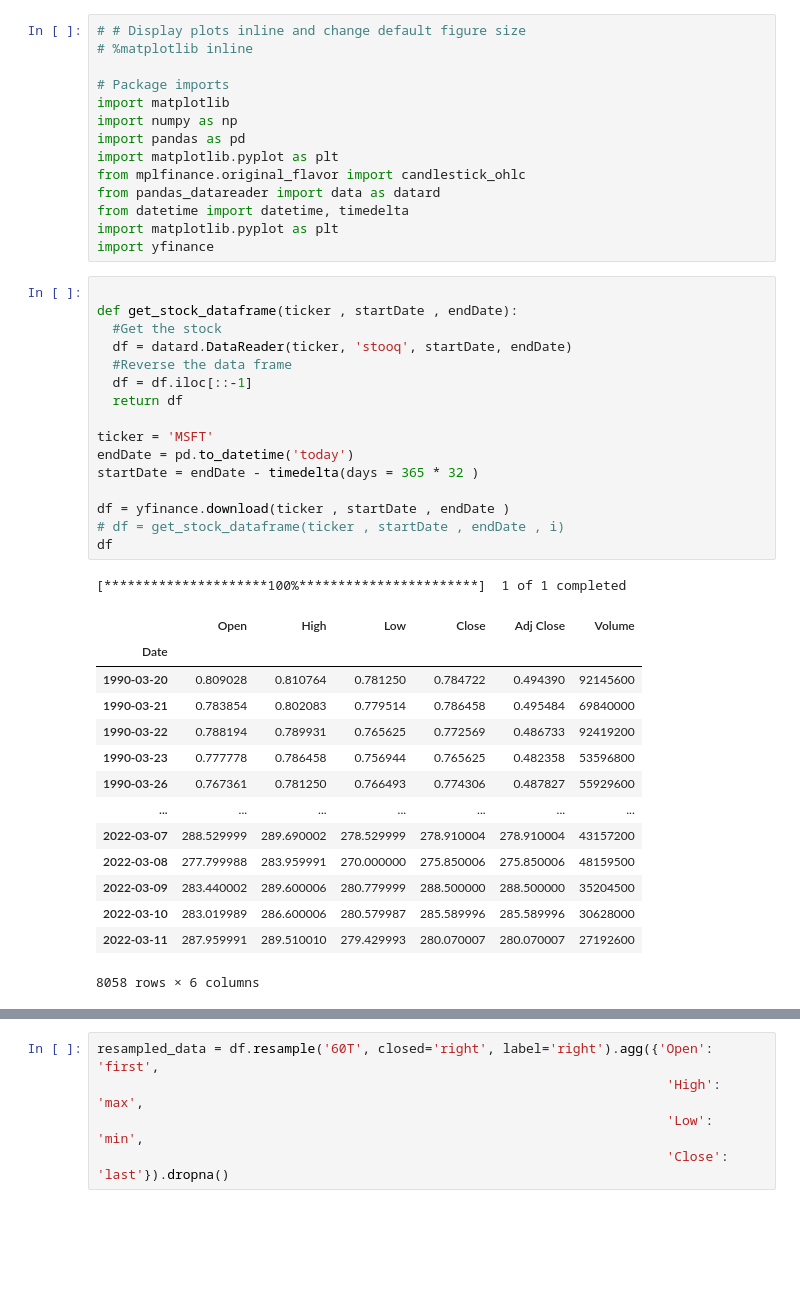
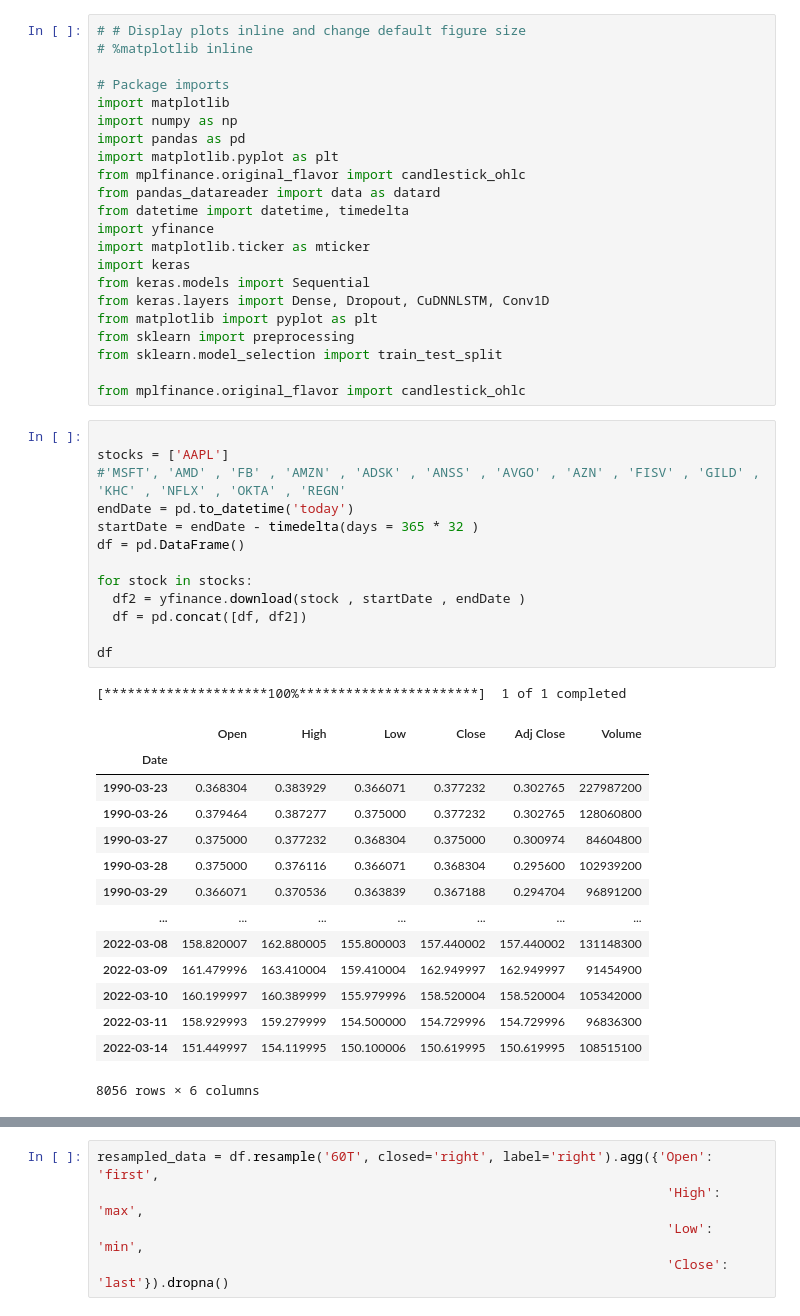
Before and after one commit to namnguyen21-f/Stock-Prediction-with-Machine-Learning, a Jupyter notebook: HAS_inverse.ipynb, the cells around one changed output, grey strips where cells are left out. Saved outputs shown, nothing was run; the diff lists cells and outputs as text; blank space fills up the shorter version.

```diff
--- a/HAS_inverse.ipynb
+++ b/HAS_inverse.ipynb
@@ -10,37 +10,42 @@ import matplotlib.pyplot as plt
 from mplfinance.original_flavor import candlestick_ohlc
 from pandas_datareader import data as datard
 from datetime import datetime, timedelta
-import matplotlib.pyplot as plt
 import yfinance
+import matplotlib.ticker as mticker
+import keras
+from keras.models import Sequential
+from keras.layers import Dense, Dropout, CuDNNLSTM, Conv1D
+from matplotlib import pyplot as plt
+from sklearn import preprocessing
+from sklearn.model_selection import train_test_split
+
+from mplfinance.original_flavor import candlestick_ohlc
-# %%
-
-def get_stock_dataframe(ticker , startDate , endDate):
-  #Get the stock
-  df = datard.DataReader(ticker, 'stooq', startDate, endDate)
-  #Reverse the data frame
-  df = df.iloc[::-1]
-  return df
-
-ticker = 'MSFT'
-endDate = pd.to_datetime('today')
-startDate = endDate - timedelta(days = 365 * 32 )
-
-df = yfinance.download(ticker , startDate , endDate )
-# df = get_stock_dataframe(ticker , startDate , endDate , i)
-df
-# %% [output]
-[*********************100%***********************]  1 of 1 completed
-|  | Open | High | Low | Close | Adj Close | Volume |
-| Date |  |  |  |  |  |  |
-| 1990-03-20 | 0.809028 | 0.810764 | 0.781250 | 0.784722 | 0.494390 | 92145600 |
-| 1990-03-21 | 0.783854 | 0.802083 | 0.779514 | 0.786458 | 0.495484 | 69840000 |
-| 1990-03-22 | 0.788194 | 0.789931 | 0.765625 | 0.772569 | 0.486733 | 92419200 |
-| 1990-03-23 | 0.777778 | 0.786458 | 0.756944 | 0.765625 | 0.482358 | 53596800 |
-| 1990-03-26 | 0.767361 | 0.781250 | 0.766493 | 0.774306 | 0.487827 | 55929600 |
-| ... | ... | ... | ... | ... | ... | ... |
-| 2022-03-07 | 288.529999 | 289.690002 | 278.529999 | 278.910004 | 278.910004 | 43157200 |
-| 2022-03-08 | 277.799988 | 283.959991 | 270.000000 | 275.850006 | 275.850006 | 48159500 |
-| 2022-03-09 | 283.440002 | 289.600006 | 280.779999 | 288.500000 | 288.500000 | 35204500 |
-| 2022-03-10 | 283.019989 | 286.600006 | 280.579987 | 285.589996 | 285.589996 | 30628000 |
-| 2022-03-11 | 287.959991 | 289.510010 | 279.429993 | 280.070007 | 280.070007 | 27192600 |
-8058 rows × 6 columns
+# %%
+
+stocks = ['AAPL']
+#'MSFT', 'AMD' , 'FB' , 'AMZN' , 'ADSK' , 'ANSS' , 'AVGO' , 'AZN' , 'FISV' , 'GILD' , 'KHC' , 'NFLX' , 'OKTA' , 'REGN'
+endDate = pd.to_datetime('today')
+startDate = endDate - timedelta(days = 365 * 32 )
+df = pd.DataFrame()
+
+for stock in stocks:
+  df2 = yfinance.download(stock , startDate , endDate )
+  df = pd.concat([df, df2])
+
+df
+# %% [output]
+[*********************100%***********************]  1 of 1 completed
+|  | Open | High | Low | Close | Adj Close | Volume |
+| Date |  |  |  |  |  |  |
+| 1990-03-23 | 0.368304 | 0.383929 | 0.366071 | 0.377232 | 0.302765 | 227987200 |
+| 1990-03-26 | 0.379464 | 0.387277 | 0.375000 | 0.377232 | 0.302765 | 128060800 |
+| 1990-03-27 | 0.375000 | 0.377232 | 0.368304 | 0.375000 | 0.300974 | 84604800 |
+| 1990-03-28 | 0.375000 | 0.376116 | 0.366071 | 0.368304 | 0.295600 | 102939200 |
+| 1990-03-29 | 0.366071 | 0.370536 | 0.363839 | 0.367188 | 0.294704 | 96891200 |
+| ... | ... | ... | ... | ... | ... | ... |
+| 2022-03-08 | 158.820007 | 162.880005 | 155.800003 | 157.440002 | 157.440002 | 131148300 |
+| 2022-03-09 | 161.479996 | 163.410004 | 159.410004 | 162.949997 | 162.949997 | 91454900 |
+| 2022-03-10 | 160.199997 | 160.389999 | 155.979996 | 158.520004 | 158.520004 | 105342000 |
+| 2022-03-11 | 158.929993 | 159.279999 | 154.500000 | 154.729996 | 154.729996 | 96836300 |
+| 2022-03-14 | 151.449997 | 154.119995 | 150.100006 | 150.619995 | 150.619995 | 108515100 |
+8056 rows × 6 columns
```
Also changed, not shown: parts of 27 cells of this notebook, 2 other files.
